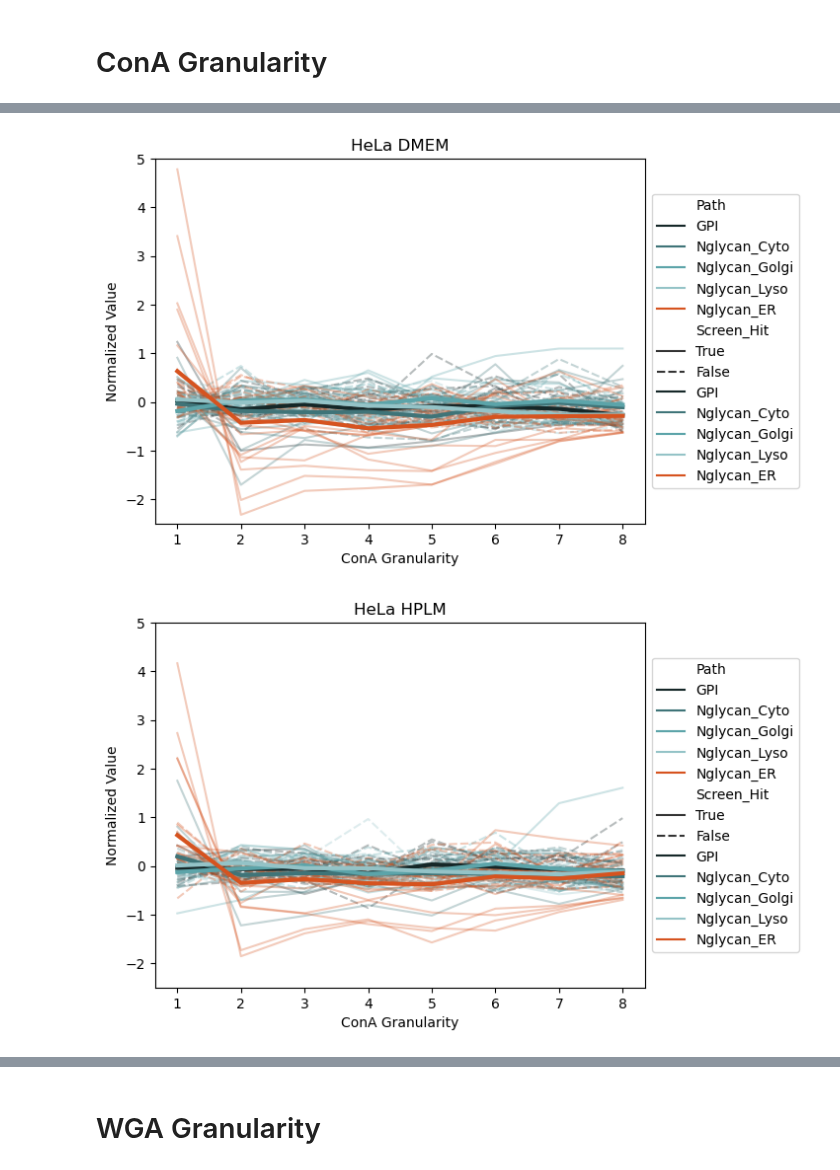
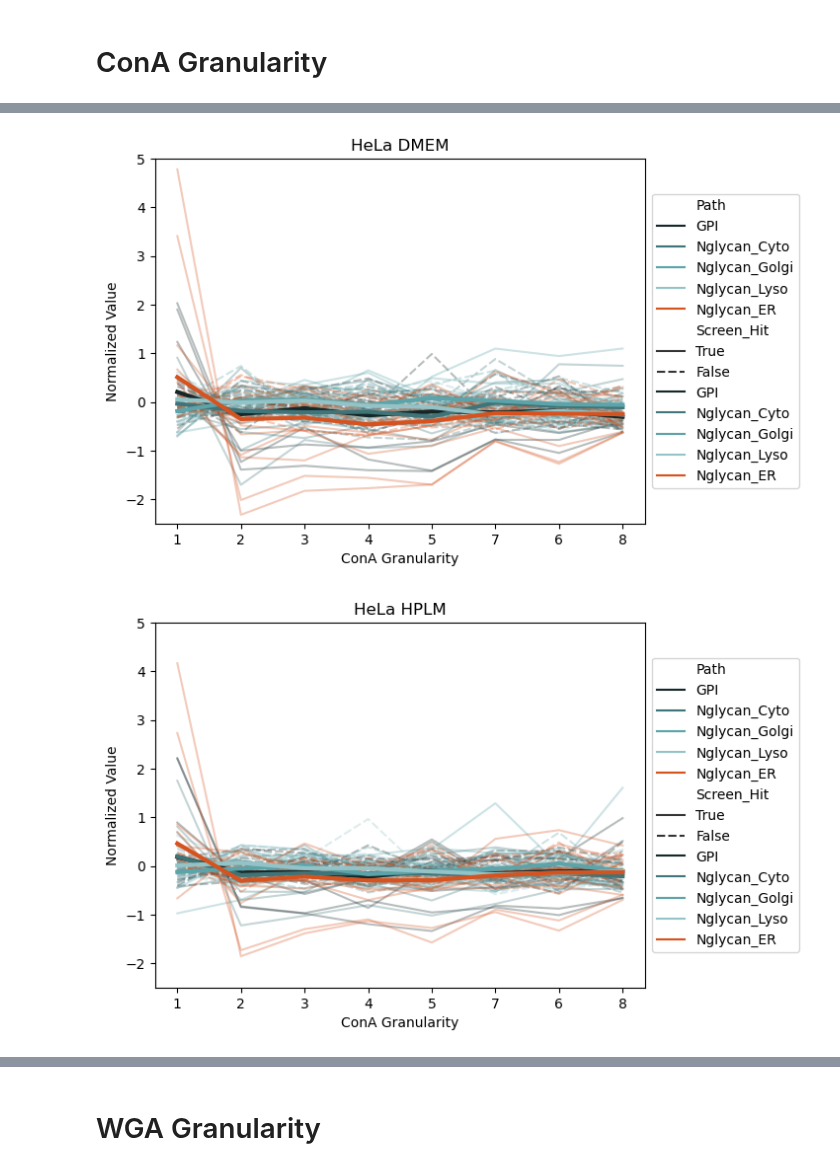
Before and after one commit to broadinstitute/2022_PERISCOPE, a Jupyter notebook: 6_Single_Features/6_single_feature_analysis.ipynb, the cells around one changed output, grey strips where cells are left out. Drawn from its saved outputs; the diff is of its cells as text; code cells hidden in the pictures.

Commit message:
final draft figure 6

```diff
--- a/6_Single_Features/6_single_feature_analysis.ipynb
+++ b/6_Single_Features/6_single_feature_analysis.ipynb
@@ -146,31 +161,31 @@ Nglycan_Lyso = ['AGA','FUCA1','FUCA2','HEXA','HEXB','HEXDC','CTSA','GALNS','GLB1
 
 genelist = GPI + Nglycan_Cyto + Nglycan_ER + Nglycan_Golgi + Nglycan_Lyso + ['nontargeting']
 
-HeLa_HPLM_ConA_df = HeLa_HPLM_ConA_df[HeLa_HPLM_ConA_df['Metadata_Foci_Barcode_MatchedTo_GeneCode'].isin(genelist)]
-HeLa_HPLM_ConA_meandf = HeLa_HPLM_ConA_df.groupby(['Metadata_Foci_Barcode_MatchedTo_GeneCode']).mean().reset_index()
+HeLa_HPLM_ConA_Granularity_df = HeLa_HPLM_ConA_Granularity_df[HeLa_HPLM_ConA_Granularity_df['Metadata_Foci_Barcode_MatchedTo_GeneCode'].isin(genelist)]
+HeLa_HPLM_ConA_Granularity_meandf = HeLa_HPLM_ConA_Granularity_df.groupby(['Metadata_Foci_Barcode_MatchedTo_GeneCode']).mean().reset_index()
 
-HeLa_DMEM_ConA_df = HeLa_DMEM_ConA_df[HeLa_DMEM_ConA_df['Metadata_Foci_Barcode_MatchedTo_GeneCode'].isin(genelist)]
-HeLa_DMEM_ConA_meandf = HeLa_DMEM_ConA_df.groupby(['Metadata_Foci_Barcode_MatchedTo_GeneCode']).mean().reset_index()
+HeLa_DMEM_ConA_Granularity_df = HeLa_DMEM_ConA_Granularity_df[HeLa_DMEM_ConA_Granularity_df['Metadata_Foci_Barcode_MatchedTo_GeneCode'].isin(genelist)]
+HeLa_DMEM_ConA_Granularity_meandf = HeLa_DMEM_ConA_Granularity_df.groupby(['Metadata_Foci_Barcode_MatchedTo_GeneCode']).mean().reset_index()
 
-A549_ConA_df = A549_ConA_df[A549_ConA_df['Metadata_Foci_Barcode_MatchedTo_GeneCode'].isin(genelist)]
-A549_ConA_meandf = A549_ConA_df.groupby(['Metadata_Foci_Barcode_MatchedTo_GeneCode']).mean().reset_index()
+A549_ConA_Granularity_df = A549_ConA_Granularity_df[A549_ConA_Granularity_df['Metadata_Foci_Barcode_MatchedTo_GeneCode'].isin(genelist)]
+A549_ConA_Granularity_meandf = A549_ConA_Granularity_df.groupby(['Metadata_Foci_Barcode_MatchedTo_GeneCode']).mean().reset_index()
 
-for meandf in [HeLa_HPLM_ConA_meandf, HeLa_DMEM_ConA_meandf, A549_ConA_meandf]:
+for meandf,screen in [(HeLa_HPLM_ConA_Granularity_meandf,'HeLa_HPLM'), (HeLa_DMEM_ConA_Granularity_meandf,'HeLa_DMEM'), (A549_ConA_Granularity_meandf,'A549')]:
     for row in meandf['Metadata_Foci_Barcode_MatchedTo_GeneCode']:
         if row in GPI:
-            meandf.at[meandf['Metadata_Foci_Barcode_MatchedTo_GeneCode']==row, 'Path'] = 'GPI'
-        if row in Nglycan_ER:
-            meandf.at[meandf['Metadata_Foci_Barcode_MatchedTo_GeneCode']==row, 'Path'] = 'Nglycan_ER'
-        if row in Nglycan_Golgi:
-            meandf.at[meandf['Metadata_Foci_Barcode_MatchedTo_GeneCode']==row, 'Path'] = 'Nglycan_Golgi'
-        if row in Nglycan_Cyto:
-            meandf.at[meandf['Metadata_Foci_Barcode_MatchedTo_GeneCode']==row, 'Path'] = 'Nglycan_Cyto'
-        if row in Nglycan_Lyso:
-            meandf.at[meandf['Metadata_Foci_Barcode_MatchedTo_GeneCode']==row, 'Path'] = 'Nglycan_Lyso'
+            meandf.loc[meandf['Metadata_Foci_Barcode_MatchedTo_GeneCode']==row, 'Path'] = 'GPI'
+        elif row in Nglycan_ER:
+            meandf.loc[meandf['Metadata_Foci_Barcode_MatchedTo_GeneCode']==row, 'Path'] = 'Nglycan_ER'
+        elif row in Nglycan_Golgi:
+            meandf.loc[meandf['Metadata_Foci_Barcode_MatchedTo_GeneCode']==row, 'Path'] = 'Nglycan_Golgi'
+        elif row in Nglycan_Cyto:
+            meandf.loc[meandf['Metadata_Foci_Barcode_MatchedTo_GeneCode']==row, 'Path'] = 'Nglycan_Cyto'
+        elif row in Nglycan_Lyso:
+            meandf.loc[meandf['Metadata_Foci_Barcode_MatchedTo_GeneCode']==row, 'Path'] = 'Nglycan_Lyso'
     meandf = meandf.astype({'Path': 'category','Metadata_Foci_Barcode_MatchedTo_GeneCode': 'category'})
-    #meandf.to_csv(os.path.join(output_folder,f'{meandf}.csv', index=False))
+    meandf.to_csv(os.path.join(output_folder,f'{screen}_ConA_Granularity_annotated.csv'), index=False)
 
-HeLa_DMEM_ConA_meandf.head()
+HeLa_DMEM_ConA_Granularity_meandf.head()
 # %% [output]
 |  | Metadata_Foci_Barcode_MatchedTo_G... | Cells_Granularity_1_ConA | Cells_Granularity_2_ConA | Cells_Granularity_3_ConA | ... |
 | 0 | AGA | -0.177880 | 0.192649 | 0.102555 | ... |
@@ -181,33 +196,37 @@ HeLa_DMEM_ConA_meandf.head()
 # %%
-ecdfdf = HeLa_DMEM_ConA_meandf.melt(id_vars=['Metadata_Foci_Barcode_MatchedTo_GeneCode', 'Path'])
+ecdfdf = HeLa_DMEM_ConA_Granularity_meandf.melt(id_vars=['Metadata_Foci_Barcode_MatchedTo_GeneCode', 'Path'])
 ecdfdf['variable'] = ecdfdf['variable'].str.split('_').str[2]
-ecdfdf = ecdfdf.merge(HeLa_DMEM_hitdf, how='left', right_on='gene', left_on='Metadata_Foci_Barcode_MatchedTo_GeneCode')
+for row in ecdfdf['Metadata_Foci_Barcode_MatchedTo_GeneCode']:
+    if row in HeLa_DMEM_hit_list:
+        ecdfdf.loc[ecdfdf['Metadata_Foci_Barcode_MatchedTo_GeneCode']==row, 'Screen_Hit'] = 'True'
 ecdfdf['Screen_Hit'] = ecdfdf['Screen_Hit'].fillna('False')
 
 plt.clf()
 g = sns.lineplot(x="variable", y="value", alpha=.3,
                  hue="Path", hue_order=['GPI','Nglycan_Cyto','Nglycan_Golgi','Nglycan_Lyso','Nglycan_ER'],
                  palette=["#152728","#3f7478","#5ca4a9","#94c3c7","#d6531f"],
                  style='Screen_Hit', style_order=['True', 'False'],
                  units='Metadata_Foci_Barcode_MatchedTo_GeneCode', estimator=None,data=ecdfdf)
 sns.lineplot(x="variable", y="value", hue="Path", errorbar=None, linewidth=3,
                  hue_order=['GPI','Nglycan_Cyto','Nglycan_Golgi','Nglycan_Lyso','Nglycan_ER'],
                  palette=["#152728","#3f7478","#5ca4a9","#94c3c7","#d6531f"],
                  data=ecdfdf)
 
 g.set_xlabel("ConA Granularity")
 g.set_ylabel("Normalized Value")
 g.set(ylim=(-2.5,5))
 g.legend(loc='center left', bbox_to_anchor=(1, 0.5))
 g.set_title('HeLa DMEM')
-plt.savefig(os.path.join(output_folder,'HeLa_DMEM_ConA.png'), dpi=1200)
+plt.savefig(os.path.join(output_folder,'figure_panels','HeLa_DMEM_ConA_ecdf_plot.png'), dpi=1200,bbox_inches='tight')
 plt.show()
 # %% [output]
-[figure, old version]
+[figure, new version]
 # %%
-ecdfdf = HeLa_HPLM_ConA_meandf.melt(id_vars=['Metadata_Foci_Barcode_MatchedTo_GeneCode', 'Path'])
+ecdfdf = HeLa_HPLM_ConA_Granularity_meandf.melt(id_vars=['Metadata_Foci_Barcode_MatchedTo_GeneCode', 'Path'])
 ecdfdf['variable'] = ecdfdf['variable'].str.split('_').str[2]
-ecdfdf = ecdfdf.merge(HeLa_DMEM_hitdf, how='left', right_on='gene', left_on='Metadata_Foci_Barcode_MatchedTo_GeneCode')
+for row in ecdfdf['Metadata_Foci_Barcode_MatchedTo_GeneCode']:
+    if row in HeLa_HPLM_hit_list:
+        ecdfdf.loc[ecdfdf['Metadata_Foci_Barcode_MatchedTo_GeneCode']==row, 'Screen_Hit'] = 'True'
 ecdfdf['Screen_Hit'] = ecdfdf['Screen_Hit'].fillna('False')
 
 plt.clf()
@@ -226,8 +245,8 @@ g.set_ylabel("Normalized Value")
 g.set(ylim=(-2.5,5))
 g.legend(loc='center left', bbox_to_anchor=(1, 0.5))
 g.set_title('HeLa HPLM')
-plt.savefig(os.path.join(output_folder,'HeLa_HPLM_ConA.png'), dpi=1200)
+plt.savefig(os.path.join(output_folder,'figure_panels','HeLa_HPLM_ConA_ecdf_plot.png'), dpi=1200,bbox_inches='tight')
 plt.show()
 # %% [output]
-[figure, old version]
+[figure, new version]
 # %%
```
Also changed, not shown: parts of 24 cells of this notebook, 45 other files.
